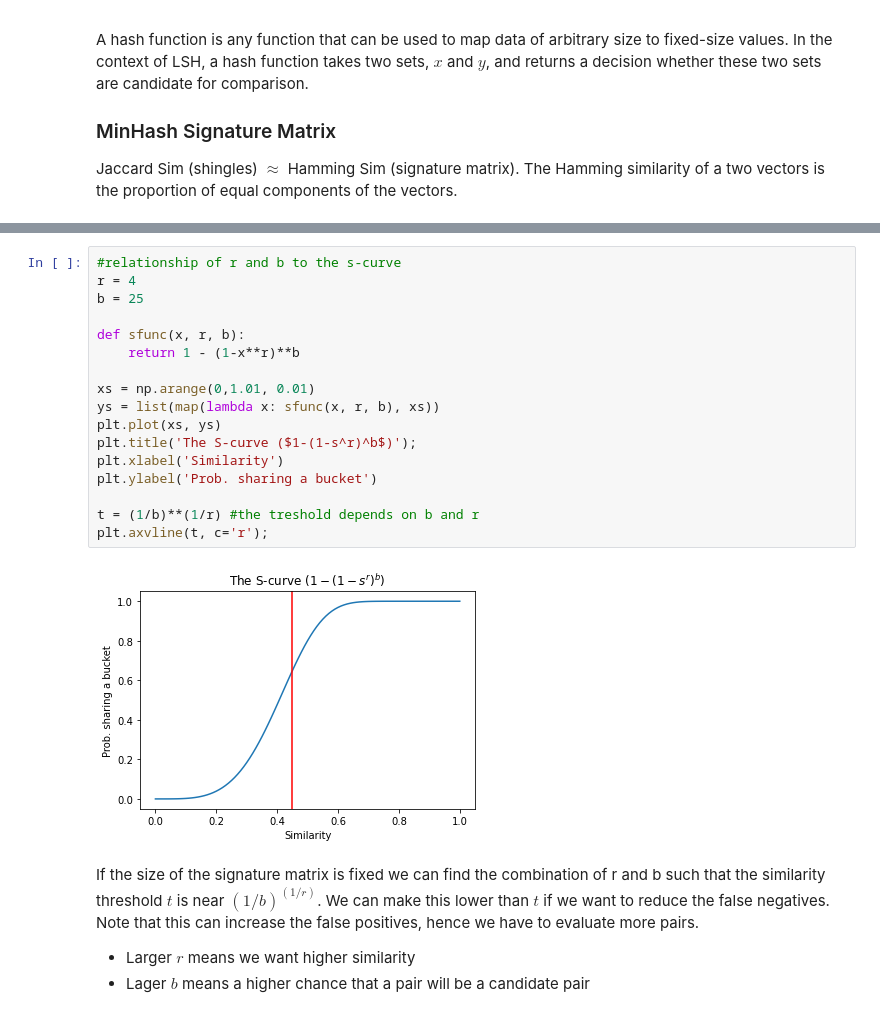
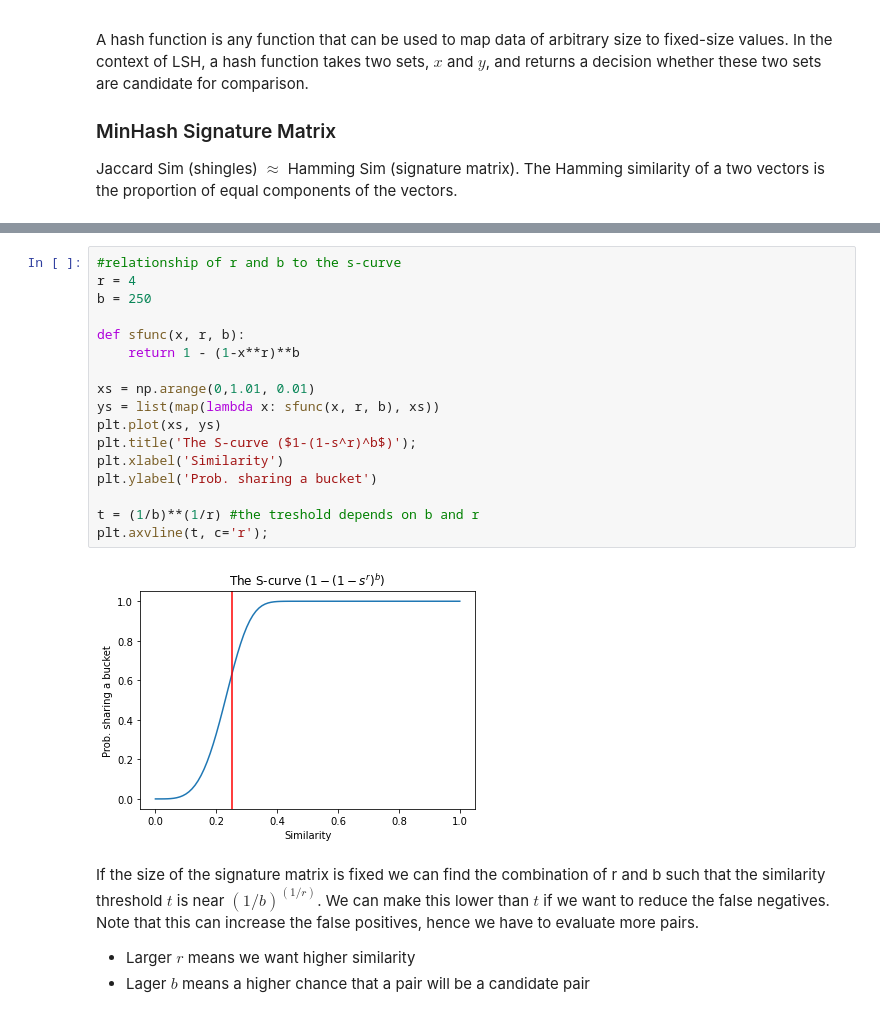
Before and after one commit to norbertgerena/LSH, a Jupyter notebook: LSH.ipynb, the cells around one changed output, grey strips where cells are left out. Drawn from its saved outputs; the diff is of its cells as text.

```diff
--- a/LSH.ipynb
+++ b/LSH.ipynb
@@ -72,22 +72,22 @@ Let's look at the characteristics of this function.
 # %%
 #relationship of r and b to the s-curve
 r = 4
-b = 25
+b = 250
 
 def sfunc(x, r, b):
     return 1 - (1-x**r)**b
 
 xs = np.arange(0,1.01, 0.01)
 ys = list(map(lambda x: sfunc(x, r, b), xs))
 plt.plot(xs, ys)
 plt.title('The S-curve ($1-(1-s^r)^b$)');
 plt.xlabel('Similarity')
 plt.ylabel('Prob. sharing a bucket')
 
 t = (1/b)**(1/r) #the treshold depends on b and r
 plt.axvline(t, c='r');
 # %% [output]
-[figure, old version]
+[figure, new version]
 # %% [markdown]
 If the size of the signature matrix is fixed we can find the combination of r and b such that the similarity threshold $t$ is near $(1/b)^{(1/r)}$. We can make this lower than $t$ if we want to reduce the false negatives. Note that this can increase the false positives, hence we have to evaluate more pairs.
 
```
Also changed, not shown: parts of 19 cells of this notebook.
